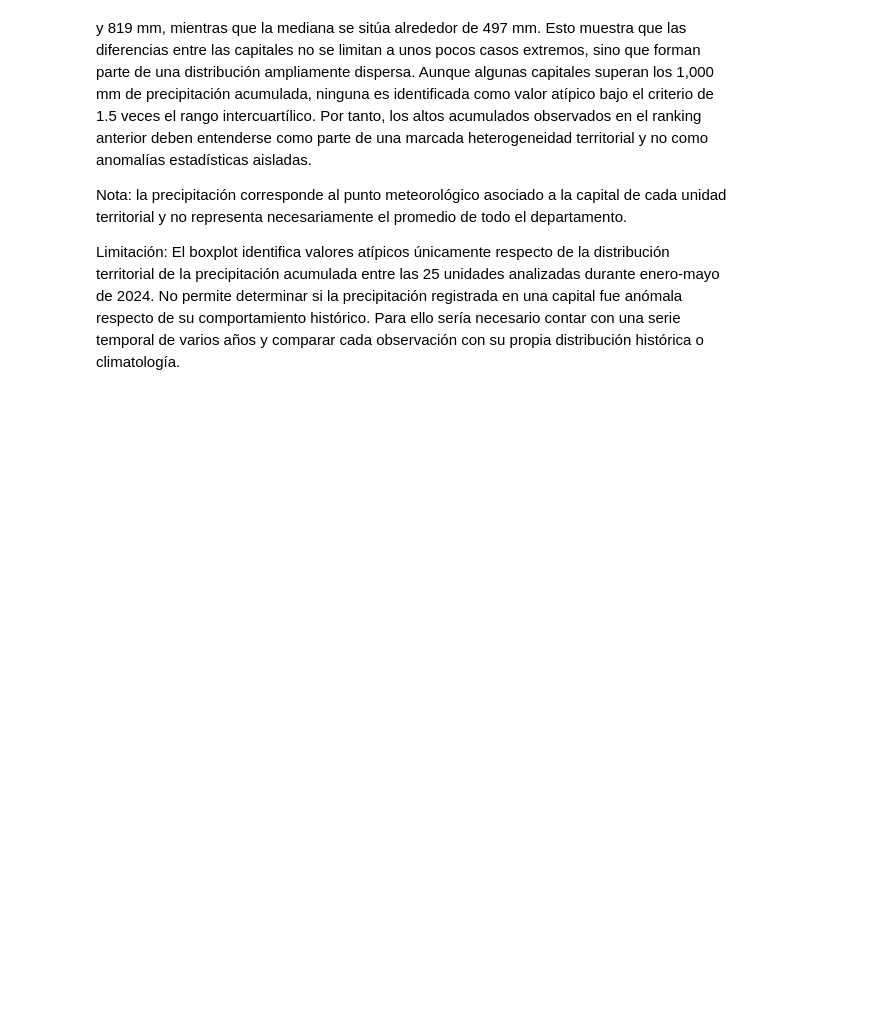
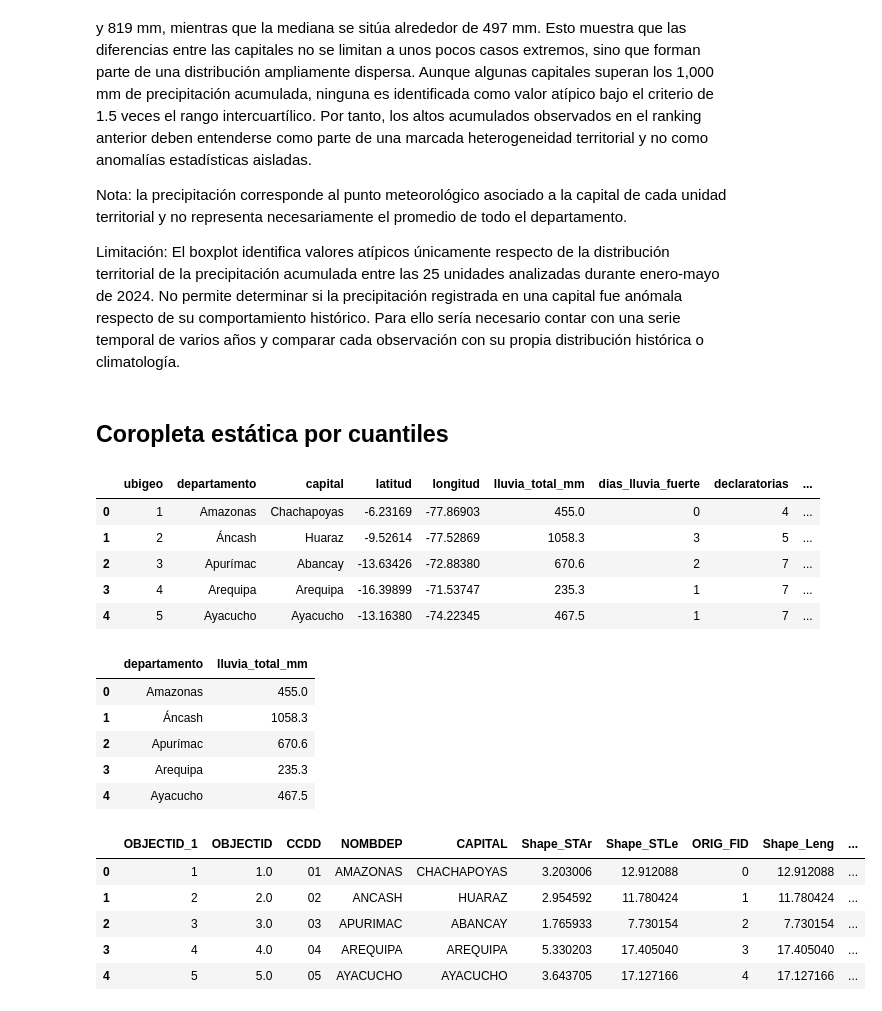
Before and after one commit to diegosimemirror/Grupo-3-Python-PUCP, a Jupyter notebook: assignment_3/visualizacion.ipynb, the cells around one changed output. Saved outputs shown, nothing was run; the diff lists cells and outputs as text; code cells hidden in the pictures; blank space fills up the shorter version.

```diff
--- a/assignment_3/visualizacion.ipynb
+++ b/assignment_3/visualizacion.ipynb
@@ -951,3 +951,75 @@ La precipitación acumulada presenta una elevada heterogeneidad entre las 25 uni
 Nota: la precipitación corresponde al punto meteorológico asociado a la capital de cada unidad territorial y no representa necesariamente el promedio de todo el departamento.
 
 Limitación: El boxplot identifica valores atípicos únicamente respecto de la distribución territorial de la precipitación acumulada entre las 25 unidades analizadas durante enero-mayo de 2024. No permite determinar si la precipitación registrada en una capital fue anómala respecto de su comportamiento histórico. Para ello sería necesario contar con una serie temporal de varios años y comparar cada observación con su propia distribución histórica o climatología.
+# %% [markdown]
+## Coropleta estática por cuantiles
+# %%
+# Si hiciera falta instalar librerías, puedes usar esta línea.
+# %pip install geopandas mapclassify
+
+
+# Importa pandas para trabajar con la base de datos.
+import pandas as pd
+
+# Importa GeoPandas para trabajar con archivos geográficos.
+import geopandas as gpd
+
+# Importa matplotlib para graficar el mapa.
+import matplotlib.pyplot as plt
+
+
+# Carga la base de datos del Assignment 3.
+tabla = pd.read_csv("datos/dataset.csv")
+
+# Muestra las primeras filas para comprobar que la base cargó correctamente.
+display(tabla.head())
+
+
+# Selecciona únicamente las columnas que necesitamos para la coropleta.
+lluvias_mapa = tabla[
+    ["departamento", "lluvia_total_mm"]
+].copy()
+
+# Muestra una vista rápida de la tabla reducida.
+display(lluvias_mapa.head())
+
+
+# Carga el shapefile de límites departamentales del Perú.
+peru_mapa = gpd.read_file(
+    "datos/limites_departamentales/INEI_LIMITE_DEPARTAMENTAL_GEOGPSPERU_JUANSUYO_931381206.shp"
+)
+
+
+# Muestra las primeras filas del archivo geográfico.
+display(peru_mapa.head())
+
+
+# Muestra los nombres de todas las columnas disponibles.
+print(peru_mapa.columns)
+
+
+# Muestra información general del GeoDataFrame.
+print(peru_mapa.info())
+
+
+# Comprueba el sistema de coordenadas del mapa.
+print("Sistema de coordenadas:", peru_mapa.crs)
+# %% [output]
+|  | ubigeo | departamento | capital | latitud | longitud | lluvia_total_mm | dias_lluvia_fuerte | declaratorias | ... |
+| 0 | 1 | Amazonas | Chachapoyas | -6.23169 | -77.86903 | 455.0 | 0 | 4 | ... |
+| 1 | 2 | Áncash | Huaraz | -9.52614 | -77.52869 | 1058.3 | 3 | 5 | ... |
+| 2 | 3 | Apurímac | Abancay | -13.63426 | -72.88380 | 670.6 | 2 | 7 | ... |
+| 3 | 4 | Arequipa | Arequipa | -16.39899 | -71.53747 | 235.3 | 1 | 7 | ... |
+| 4 | 5 | Ayacucho | Ayacucho | -13.16380 | -74.22345 | 467.5 | 1 | 7 | ... |
+|  | departamento | lluvia_total_mm |
+| 0 | Amazonas | 455.0 |
+| 1 | Áncash | 1058.3 |
+| 2 | Apurímac | 670.6 |
+| 3 | Arequipa | 235.3 |
+| 4 | Ayacucho | 467.5 |
+|  | OBJECTID_1 | OBJECTID | CCDD | NOMBDEP | CAPITAL | Shape_STAr | Shape_STLe | ORIG_FID | Shape_Leng | ... |
+| 0 | 1 | 1.0 | 01 | AMAZONAS | CHACHAPOYAS | 3.203006 | 12.912088 | 0 | 12.912088 | ... |
+| 1 | 2 | 2.0 | 02 | ANCASH | HUARAZ | 2.954592 | 11.780424 | 1 | 11.780424 | ... |
+| 2 | 3 | 3.0 | 03 | APURIMAC | ABANCAY | 1.765933 | 7.730154 | 2 | 7.730154 | ... |
+| 3 | 4 | 4.0 | 04 | AREQUIPA | AREQUIPA | 5.330203 | 17.405040 | 3 | 17.405040 | ... |
+| 4 | 5 | 5.0 | 05 | AYACUCHO | AYACUCHO | 3.643705 | 17.127166 | 4 | 17.127166 | ... |
```
Also changed, not shown: parts of 11 cells of this notebook, 8 other files.
